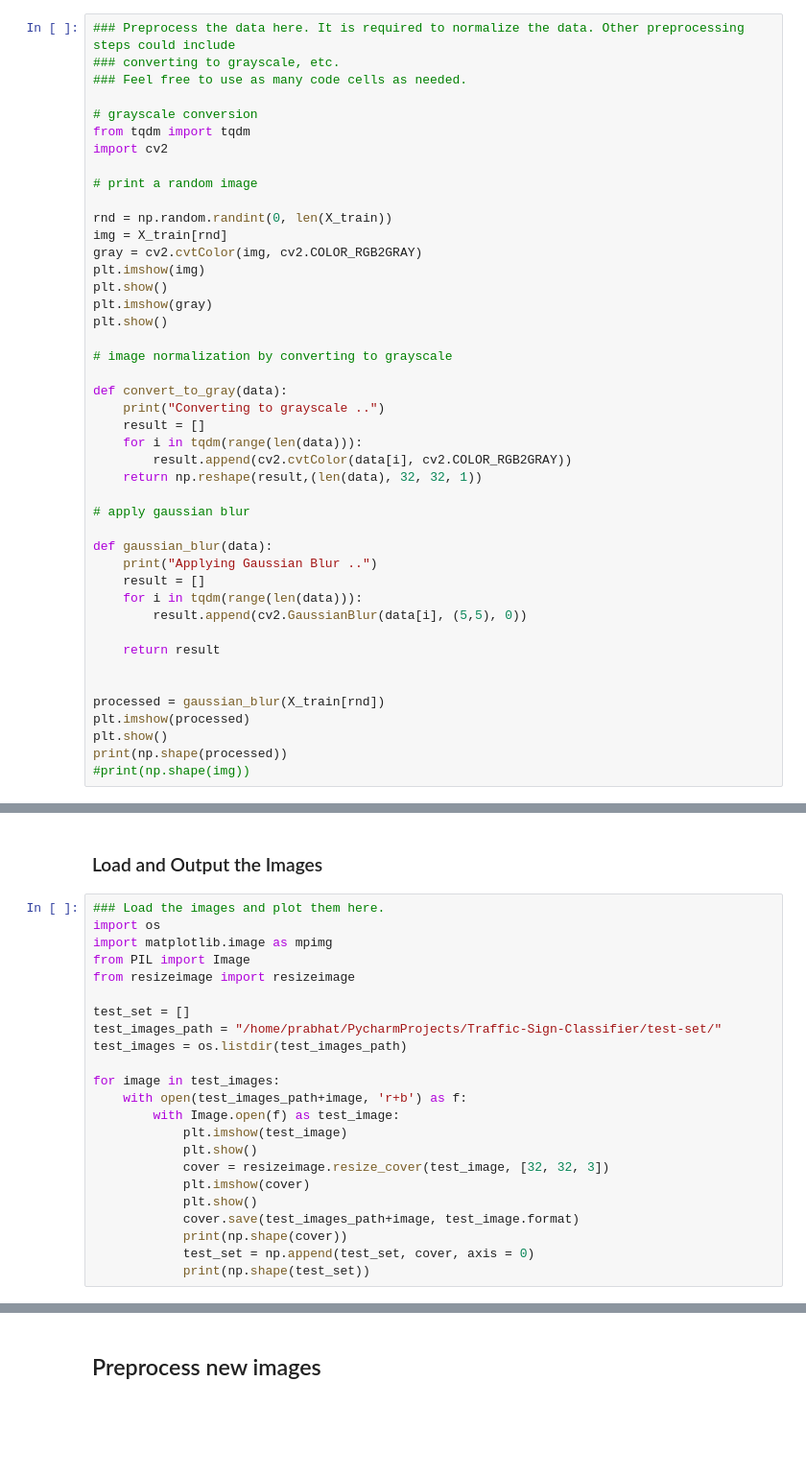
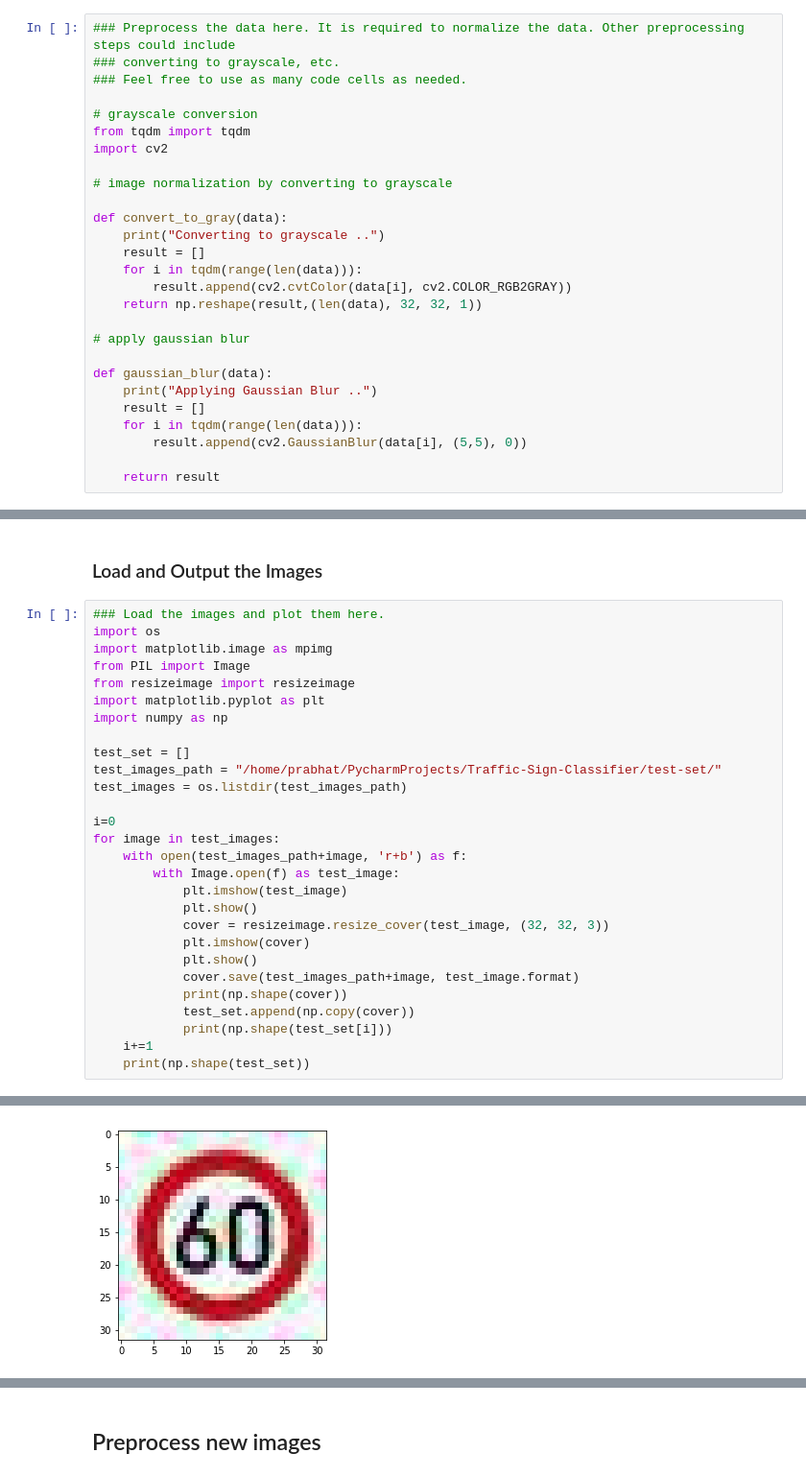
Before and after one commit to TPrabhat/Traffic-Sign-Classifier, a Jupyter notebook: Traffic_Sign_Classifier.ipynb, the cells around one changed output, grey strips where cells are left out. Shown at 96% size. Saved outputs shown, nothing was run; the diff lists cells and outputs as text; blank space fills up the shorter version.

Commit message:
added ability to stack test images and pre process them

```diff
--- a/Traffic_Sign_Classifier.ipynb
+++ b/Traffic_Sign_Classifier.ipynb
@@ -146,16 +146,6 @@ Use the code cell (or multiple code cells, if necessary) to implement the first
 # grayscale conversion
 from tqdm import tqdm
 import cv2
-
-# print a random image
-
-rnd = np.random.randint(0, len(X_train))
-img = X_train[rnd]
-gray = cv2.cvtColor(img, cv2.COLOR_RGB2GRAY)
-plt.imshow(img)
-plt.show()
-plt.imshow(gray)
-plt.show()
 
 # image normalization by converting to grayscale
 
@@ -175,10 +165,3 @@ def gaussian_blur(data):
         result.append(cv2.GaussianBlur(data[i], (5,5), 0))
 
     return result
-
-
-processed = gaussian_blur(X_train[rnd])
-plt.imshow(processed)
-plt.show()
-print(np.shape(processed))
-#print(np.shape(img))
@@ -537,23 +510,28 @@ import os
 import matplotlib.image as mpimg
 from PIL import Image
 from resizeimage import resizeimage
+import matplotlib.pyplot as plt
+import numpy as np
 
 test_set = []
 test_images_path = "/home/prabhat/PycharmProjects/Traffic-Sign-Classifier/test-set/"
 test_images = os.listdir(test_images_path)
 
+i=0
 for image in test_images:
     with open(test_images_path+image, 'r+b') as f:
         with Image.open(f) as test_image:
             plt.imshow(test_image)
             plt.show()
-            cover = resizeimage.resize_cover(test_image, [32, 32, 3])
+            cover = resizeimage.resize_cover(test_image, (32, 32, 3))
             plt.imshow(cover)
             plt.show()
             cover.save(test_images_path+image, test_image.format)
             print(np.shape(cover))
-            test_set = np.append(test_set, cover, axis = 0)
-            print(np.shape(test_set))
+            test_set.append(np.copy(cover))
+            print(np.shape(test_set[i]))
+    i+=1
+    print(np.shape(test_set))
 # %% [output]
 [figure]
 [figure]
@@ -560,0 +541 @@ for image in test_images:
+[figure, added]
```
Also changed, not shown: parts of 6 cells of this notebook.
